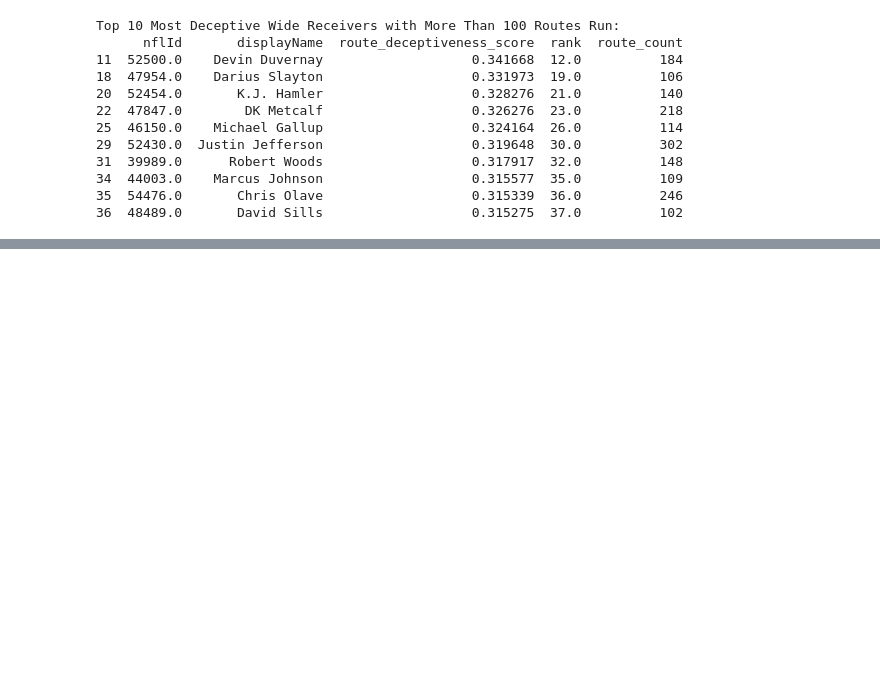
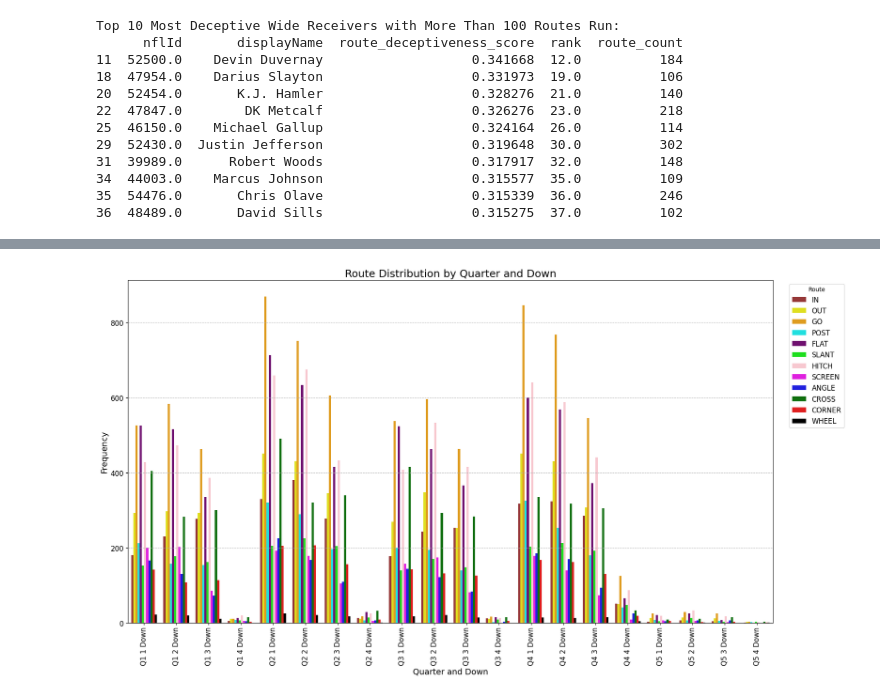
Before and after one commit to array-carpenter/route_deceptiveness_score, a Jupyter notebook: build_metric.ipynb, the cells around one changed output, grey strips where cells are left out. Saved outputs shown, nothing was run; the diff lists cells and outputs as text; code cells hidden in the pictures; blank space fills up the shorter version.

```diff
--- a/build_metric.ipynb
+++ b/build_metric.ipynb
@@ -253,0 +254,51 @@ Top 10 Players with More Than 100 Routes
+# %%
+import pandas as pd
+import seaborn as sns
+import matplotlib.pyplot as plt
+
+# Load the player play data
+player_play_df = pd.read_csv(r'data\combined\final_player_play_data.csv')
+
+# Load the plays data
+plays_df = pd.read_csv(r'data\raw\plays.csv')
+
+# Merge player play data with plays data to get down, distance, and quarter
+merged_df = player_play_df.merge(
+    plays_df[['gameId', 'playId', 'down', 'yardsToGo', 'quarter']],
+    on=['gameId', 'playId'],
+    how='left'
+)
+
+# Create a new column combining quarter and down
+merged_df['quarter_down'] = 'Q' + merged_df['quarter'].astype(str) + ' ' + merged_df['down'].astype(str) + ' Down'
+
+# Filter out rows where routeRan is NaN (if necessary)
+merged_df = merged_df.dropna(subset=['routeRan'])
+
+# Define route colors
+route_colors = {
+    'ANGLE': 'blue', 'CORNER': 'red', 'CROSS': 'green', 'FLAT': 'purple',
+    'GO': 'orange', 'HITCH': 'pink', 'IN': 'brown', 'OUT': 'yellow',
+    'POST': 'cyan', 'SCREEN': 'magenta', 'SLANT': 'lime', 'WHEEL': 'black'
+}
+
+# Plot
+plt.figure(figsize=(18, 10))
+sns.countplot(
+    x='quarter_down',
+    hue='routeRan',
+    data=merged_df,
+    palette=route_colors,
+    order=sorted(merged_df['quarter_down'].unique())  # Ensure consistent order
+)
+plt.title('Route Distribution by Quarter and Down', fontsize=18)
+plt.xlabel('Quarter and Down', fontsize=14)
+plt.ylabel('Frequency', fontsize=14)
+plt.xticks(rotation=90, fontsize=12)  # Rotate x-axis labels for better readability
+plt.yticks(fontsize=12)
+plt.grid(axis='y', linestyle='--', alpha=0.7)  # Add gridlines for easier comparison
+plt.legend(bbox_to_anchor=(1.02, 1), loc='upper left', title='Route', fontsize=12)
+plt.tight_layout()
+plt.show()
+# %% [output]
+[figure, added]
```
Also changed, not shown: parts of 1 cell of this notebook, 2 other files.
